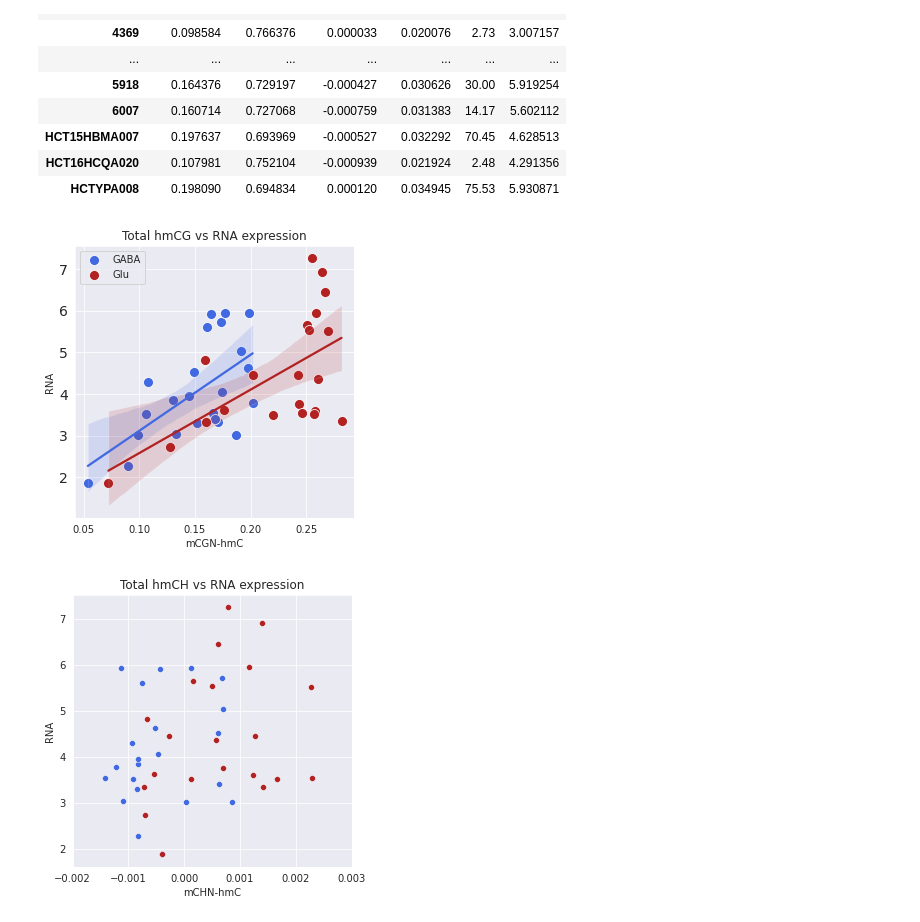
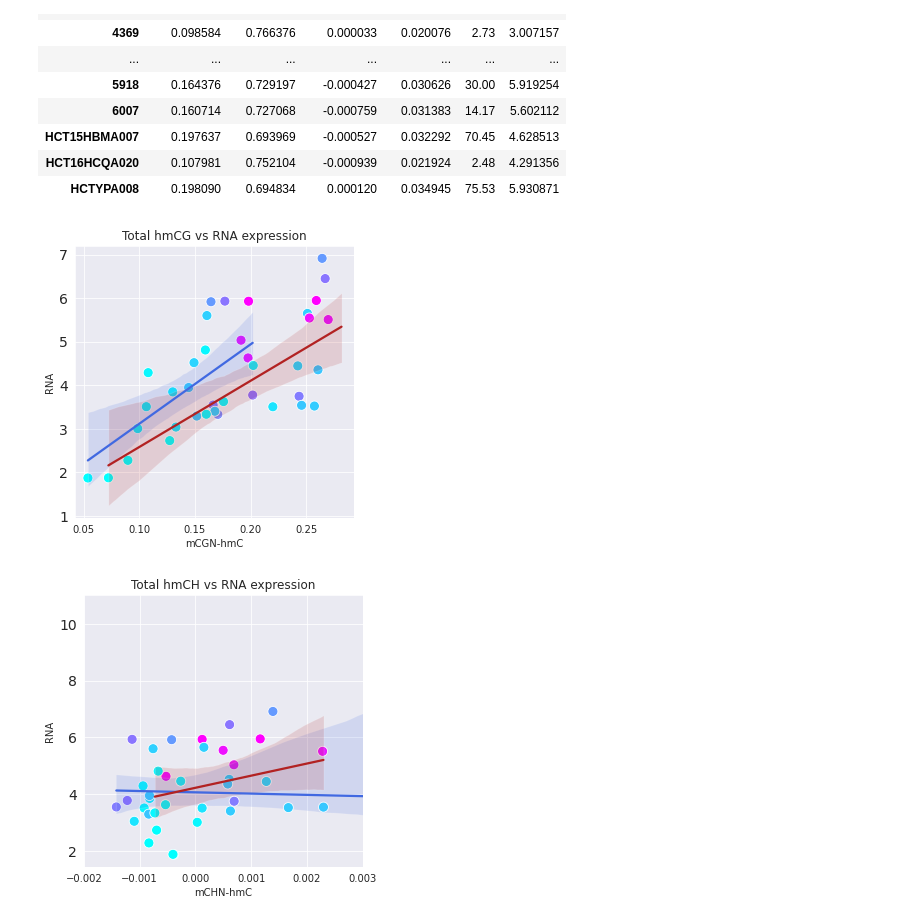
Before and after one commit to dmnburrows/te_methylation_ageing, a Jupyter notebook: meth_analysis.ipynb, the cells around one changed output. Cells and saved outputs as stored; diff of their text form; code cells hidden in the pictures.

```diff
--- a/meth_analysis.ipynb
+++ b/meth_analysis.ipynb
@@ -1178,8 +1178,11 @@ KeyError: 'mCGN-mc'
 # %%
 #Plot true methylation mcG against RNA expression
 import seaborn as sns
+#darkgrid
+sns.set_style("darkgrid")
 fig,ax = plt.subplots(figsize=(5, 5))
 plt.title('Total mCG vs RNA expression')
+
 
 cell = 'GABA'
 data = do_(dfu_show, cell, 'L1')
@@ -1189,7 +1192,9 @@ rna_v = groupby_coarse(curr_df, 'L1', int_list)
 sub_data = data.loc[[i.split('-G')[0] for i in int_list]]
 sub_data['RNA'] = rna_v
 
-sns.scatterplot(data=sub_data, y="RNA", x="mCGN-mC", label='GABA', color='royalblue', s=100)
+#color by age
+
+sns.scatterplot(data=sub_data, y="RNA", x="mCGN-mC", label='GABA', hue='age', s=100, palette='cool')
 #fit a dotted line
 sns.regplot(data=sub_data, y="RNA", x="mCGN-mC", scatter=False, color='royalblue')
 
@@ -1202,14 +1207,17 @@ rna_v = groupby_coarse(curr_df, 'L1', int_list)
 sub_data = data.loc[[i.split('-G')[0] for i in int_list]]
 sub_data['RNA'] = rna_v
 
-sns.scatterplot(data=sub_data, y="RNA", x="mCGN-mC", label='Glu', color='firebrick', s=100)
+ok=sns.scatterplot(data=sub_data, y="RNA", x="mCGN-mC", label='Glu', hue='age', s=100, palette='cool')
 #fit a dotted line
 sns.regplot(data=sub_data, y="RNA", x="mCGN-mC", scatter=False, color='firebrick')
-#hide legend
+
+#seaborn plot colorbar#hide legend
 plt.legend().remove()
 #round the x axis tick values
 plt.xticks(fontsize=10)
 plt.yticks(fontsize=14)
-plt.savefig('curr.svg', bbox_inches='tight', dpi=300, transparent=True)
+#show colormap
+#plt.colorbar(ok,ax=ax)
+plt.savefig('curr.svg', bbox_inches='tight', dpi=300, transparent=False)
 plt.show()
 # %% [output]
@@ -1287,7 +1295,7 @@ rna_v = groupby_coarse(curr_df, 'L1', int_list)
 sub_data = data.loc[[i.split('-G')[0] for i in int_list]]
 sub_data['RNA'] = rna_v
 
-sns.scatterplot(data=sub_data, y="RNA", x="mCGN-hmC", label='GABA', color='royalblue', s=100)
+sns.scatterplot(data=sub_data, y="RNA", x="mCGN-hmC", label='GABA', hue='age', s=100, palette='cool')
 #fit a dotted line
 sns.regplot(data=sub_data, y="RNA", x="mCGN-hmC", scatter=False, color='royalblue')
 
@@ -1300,50 +1308,58 @@ rna_v = groupby_coarse(curr_df, 'L1', int_list)
 sub_data = data.loc[[i.split('-G')[0] for i in int_list]]
 sub_data['RNA'] = rna_v
 
-sns.scatterplot(data=sub_data, y="RNA", x="mCGN-hmC", label='Glu', color='firebrick', s=100)
+sns.scatterplot(data=sub_data, y="RNA", x="mCGN-hmC", label='Glu', hue='age', s=100, palette='cool')
 #fit a dotted line
 sns.regplot(data=sub_data, y="RNA", x="mCGN-hmC", scatter=False, color='firebrick')
 #hide legend
+plt.legend().remove()
+
 plt.xticks(fontsize=10)
 plt.yticks(fontsize=14)
-plt.savefig('curr.svg', bbox_inches='tight', dpi=300, transparent=True)
+plt.savefig('curr.svg', bbox_inches='tight', dpi=300, transparent=False)
 plt.show()
 # %% [output]
-[figure, old version]
+[figure, new version]
 # %%
+
+
+
 #Plot hydroxy methylation mCH against RNA expression
 import seaborn as sns
 fig,ax = plt.subplots(figsize=(5, 5))
 plt.title('Total hmCH vs RNA expression')
 
 cell = 'GABA'
 data = do_(dfu_show, cell, 'L1')
 new_n = [i + '-' + cell for i in data.index.get_level_values('sample')]
 int_list = np.intersect1d(curr_df.columns, new_n)
 rna_v = groupby_coarse(curr_df, 'L1', int_list)
 sub_data = data.loc[[i.split('-G')[0] for i in int_list]]
 sub_data['RNA'] = rna_v
 
-sns.scatterplot(data=sub_data, y="RNA", x="mCHN-hmC", label='GABA', color='royalblue')
+sns.scatterplot(data=sub_data, y="RNA", x="mCHN-hmC", label='GABA', hue='age', s=100, palette='cool')
 #fit a dotted line
-#sns.regplot(data=sub_data, y="RNA", x="mCHN-hmC", scatter=False, color='royalblue')
+sns.regplot(data=sub_data, y="RNA", x="mCHN-hmC", scatter=False, color='royalblue')
 
 
 cell = 'Glu'
 data = do_(dfu_show, cell, 'L1')
 new_n = [i + '-' + cell.upper() for i in data.index.get_level_values('sample')]
 int_list = np.intersect1d(curr_df.columns, new_n)
 rna_v = groupby_coarse(curr_df, 'L1', int_list)
 sub_data = data.loc[[i.split('-G')[0] for i in int_list]]
 sub_data['RNA'] = rna_v
 
-sns.scatterplot(data=sub_data, y="RNA", x="mCHN-hmC", label='Glu', color='firebrick')
+sns.scatterplot(data=sub_data, y="RNA", x="mCHN-hmC", label='Glu', hue='age', s=100, palette='cool')
 #fit a dotted line
-#sns.regplot(data=sub_data, y="RNA", x="mCHN-hmC", scatter=False, color='firebrick')
+sns.regplot(data=sub_data, y="RNA", x="mCHN-hmC", scatter=False, color='firebrick')
 #hide legend
 plt.legend().remove()
-#remove outlier
-plt.xlim(-0.002, 0.003)
+
+plt.xticks(fontsize=10)
+plt.yticks(fontsize=14)
+plt.xlim(-0.002,0.003)
+plt.savefig('curr.svg', bbox_inches='tight', dpi=300, transparent=False)
 plt.show()
 # %% [output]
-[figure, old version]
+[figure, new version]
```
Also changed, not shown: parts of 4 cells of this notebook, 2 other files.
